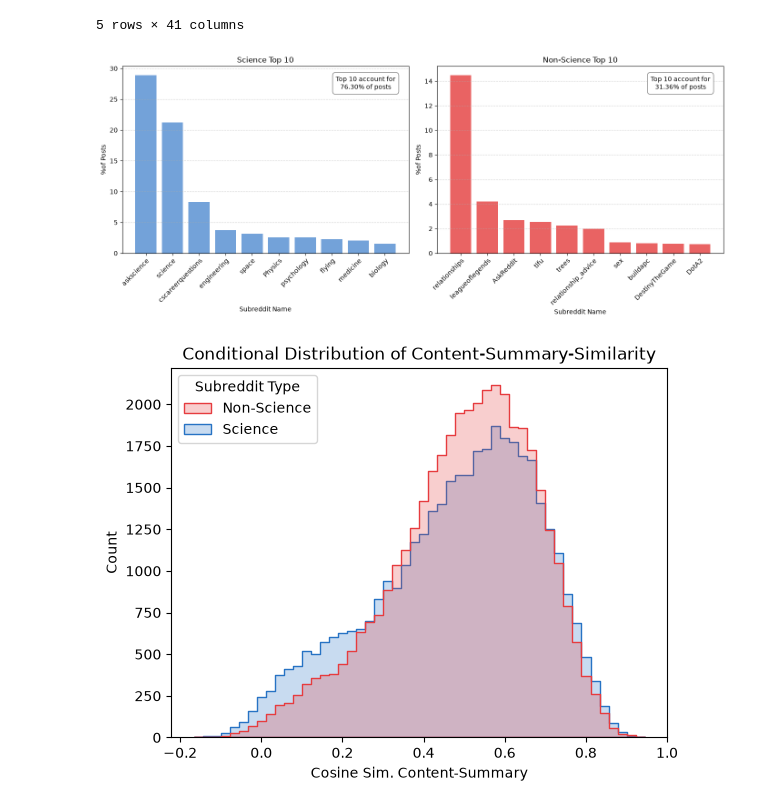
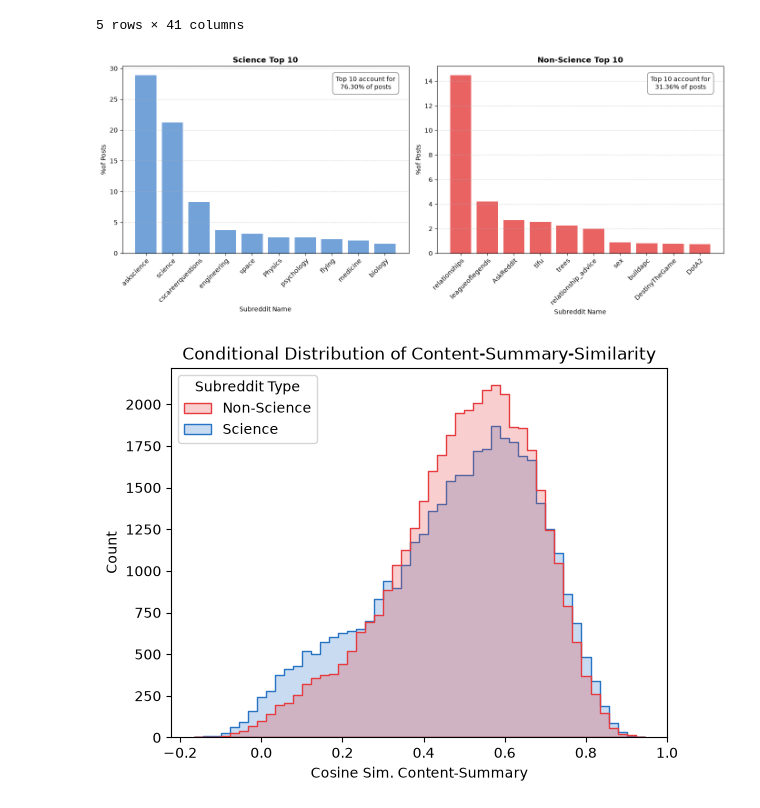
Before and after one commit to LudwigAKunz/docana-project-report, a Jupyter notebook: code/analysis.ipynb, the cells around one changed output. Cells and saved outputs as stored; diff of their text form; code cells hidden in the pictures.

```diff
--- a/code/analysis.ipynb
+++ b/code/analysis.ipynb
@@ -62,7 +53,7 @@ fig, axes = plt.subplots(1, 2, figsize=(14, 6))
 
 # --- Left bar chart: sci ---
 axes[0].bar(sci_top.keys(), sci_top.values(), color="#73a2d9")
-axes[0].set_title("Science Top 10")
+axes[0].set_title("Science Top 10", fontweight = "bold")
 axes[0].set_xticklabels(axes[0].get_xticklabels(), rotation=45, ha="right", rotation_mode="anchor")
 axes[0].set_xlabel("Subreddit Name")
 axes[0].set_ylabel("%of Posts")
@@ -74,35 +65,35 @@ axes[0].text(
     fontsize=10,
     bbox=dict(
         facecolor="white",
         edgecolor="grey",
         boxstyle="round,pad=0.5"
     )
 )
 
 # --- Right bar chart: nonsci ---
 axes[1].bar(nonsci_top.keys(), nonsci_top.values(), color="#e96363")
-axes[1].set_title("Non‑Science Top 10")
+axes[1].set_title("Non‑Science Top 10", fontweight = "bold")
 axes[1].set_xticklabels(axes[1].get_xticklabels(), rotation=45, ha="right", rotation_mode="anchor")
 axes[1].set_xlabel("Subreddit Name")
 axes[1].set_ylabel("%of Posts")
 axes[1].grid(axis = "y", ls = "--", alpha = 0.5)
 axes[1].text(
     0.85, 0.95, f"Top 10 account for\n{nonsci_perc_top10:.2f}% of posts",
     transform=axes[1].transAxes,
     ha="center", va="top",
     fontsize=10,
     bbox=dict(
         facecolor="white",
         edgecolor="grey",
         boxstyle="round,pad=0.5"
     )
 )
 
 plt.tight_layout()
 plt.savefig("../figures/top10_subreddits.png", dpi=150, bbox_inches = 'tight')
 plt.show()
 # %% [output]
-[figure, old version]
+[figure, new version]
 # %%
 # conditional distributions based on is_science
 
```
Also changed, not shown: parts of 4 cells of this notebook, 5 other files.
